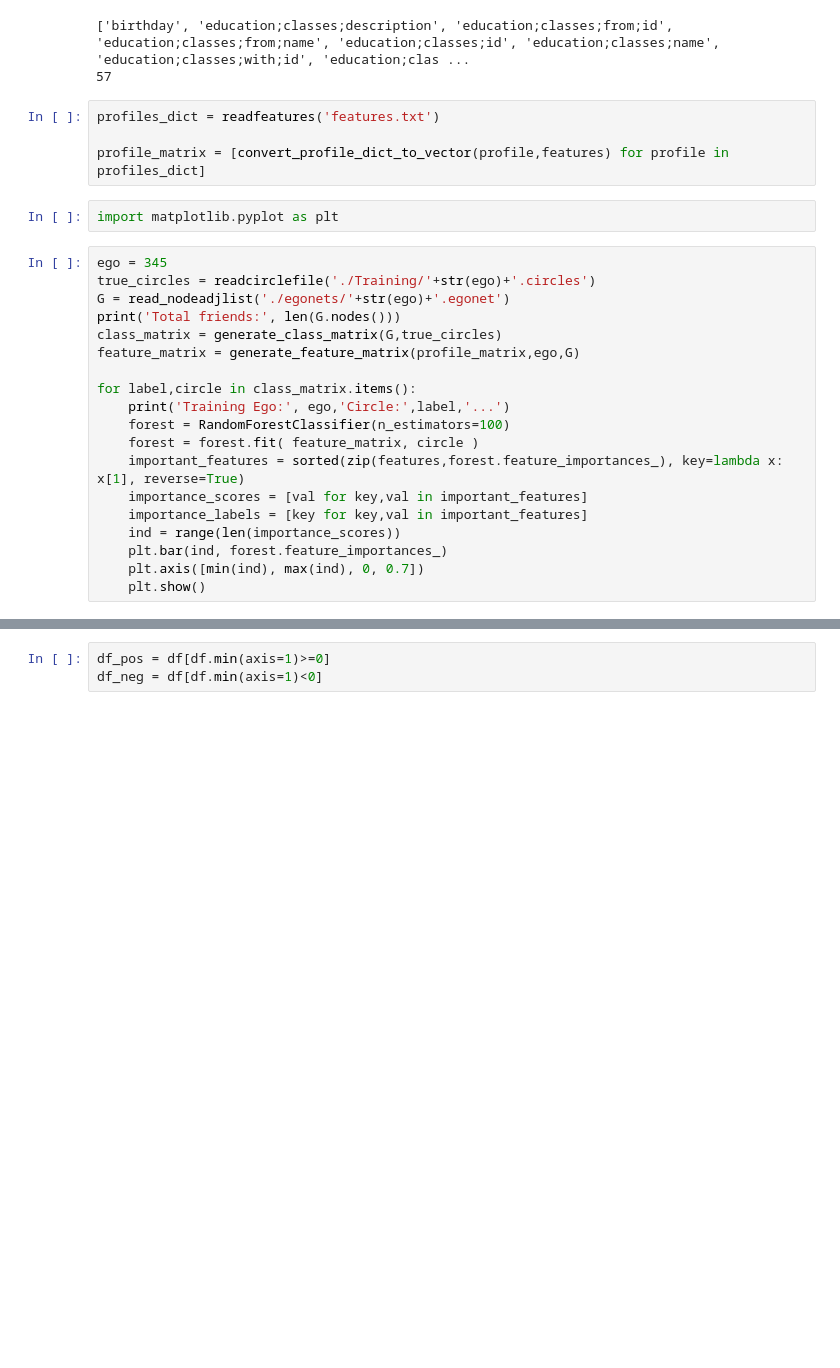
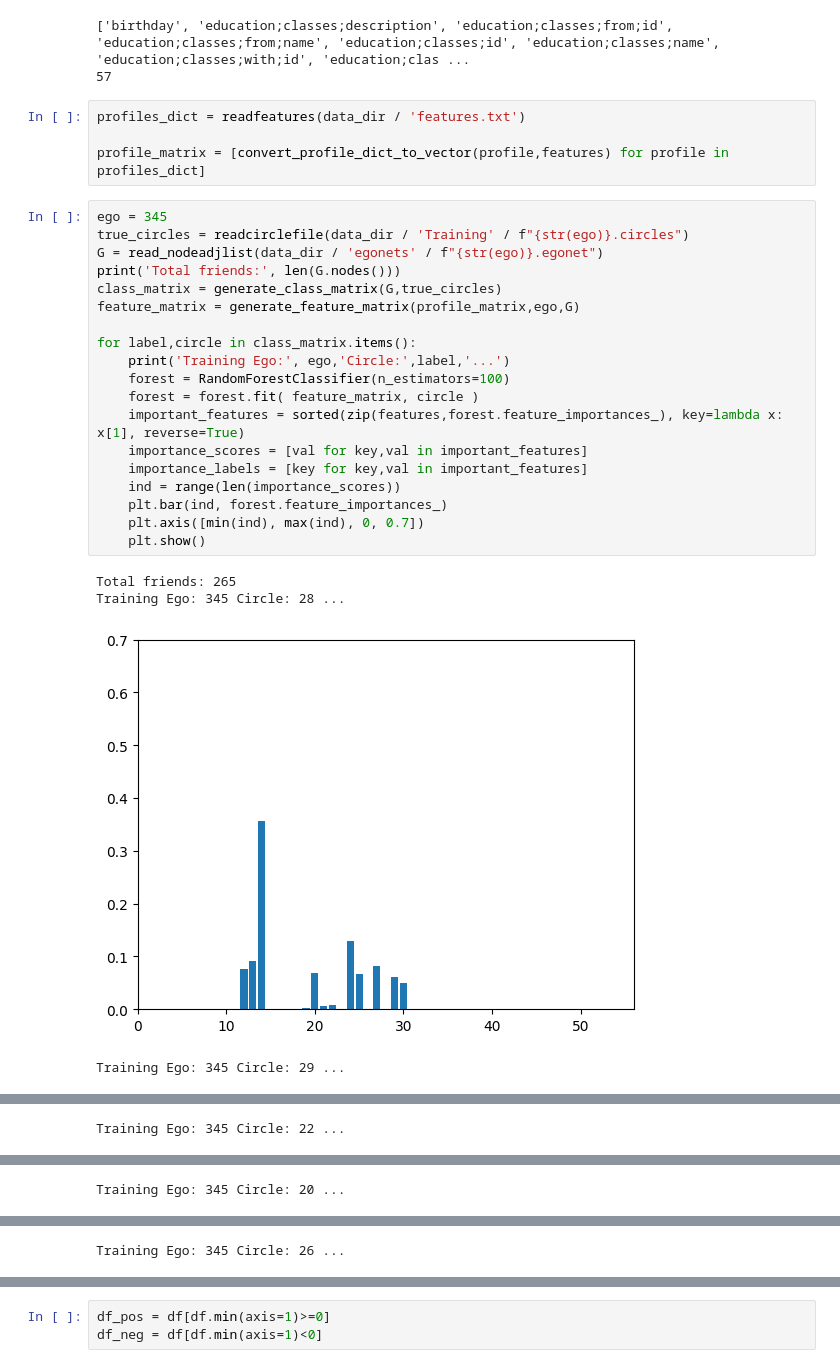
Before and after one commit to chawlaishita13/learning-social-circles, a Jupyter notebook: feature_analysis.ipynb, the cells around one changed output, grey strips where cells are left out. Saved outputs shown, nothing was run; the diff lists cells and outputs as text; blank space fills up the shorter version.

```diff
--- a/feature_analysis.ipynb
+++ b/feature_analysis.ipynb
@@ -22,27 +21,30 @@ print(len(features))
 ['birthday', 'education;classes;description', 'education;classes;from;id', 'education;classes;from;name', 'education;classes;id', 'education;classes;name', 'education;classes;with;id', 'education;clas ...
 57
 # %%
-profiles_dict = readfeatures('features.txt')
+profiles_dict = readfeatures(data_dir / 'features.txt')
 
 profile_matrix = [convert_profile_dict_to_vector(profile,features) for profile in profiles_dict]
-# %%
-import matplotlib.pyplot as plt
 # %%
 ego = 345
-true_circles = readcirclefile('./Training/'+str(ego)+'.circles')
-G = read_nodeadjlist('./egonets/'+str(ego)+'.egonet')
+true_circles = readcirclefile(data_dir / 'Training' / f"{str(ego)}.circles")
+G = read_nodeadjlist(data_dir / 'egonets' / f"{str(ego)}.egonet")
 print('Total friends:', len(G.nodes()))
 class_matrix = generate_class_matrix(G,true_circles)
 feature_matrix = generate_feature_matrix(profile_matrix,ego,G)
 
 for label,circle in class_matrix.items():
     print('Training Ego:', ego,'Circle:',label,'...')
     forest = RandomForestClassifier(n_estimators=100)
     forest = forest.fit( feature_matrix, circle )
     important_features = sorted(zip(features,forest.feature_importances_), key=lambda x: x[1], reverse=True)
     importance_scores = [val for key,val in important_features]
     importance_labels = [key for key,val in important_features]
     ind = range(len(importance_scores))
     plt.bar(ind, forest.feature_importances_)
     plt.axis([min(ind), max(ind), 0, 0.7])
     plt.show()
+# %% [output]
+Total friends: 265
+Training Ego: 345 Circle: 28 ...
+[figure, added]
+Training Ego: 345 Circle: 29 ...
@@ -48,0 +52 @@ for label,circle in class_matrix.items():
+Training Ego: 345 Circle: 22 ...
@@ -48,0 +54 @@ for label,circle in class_matrix.items():
+Training Ego: 345 Circle: 20 ...
@@ -48,0 +56 @@ for label,circle in class_matrix.items():
+Training Ego: 345 Circle: 26 ...
```
Also changed, not shown: parts of 12 cells of this notebook, 6 other files.
